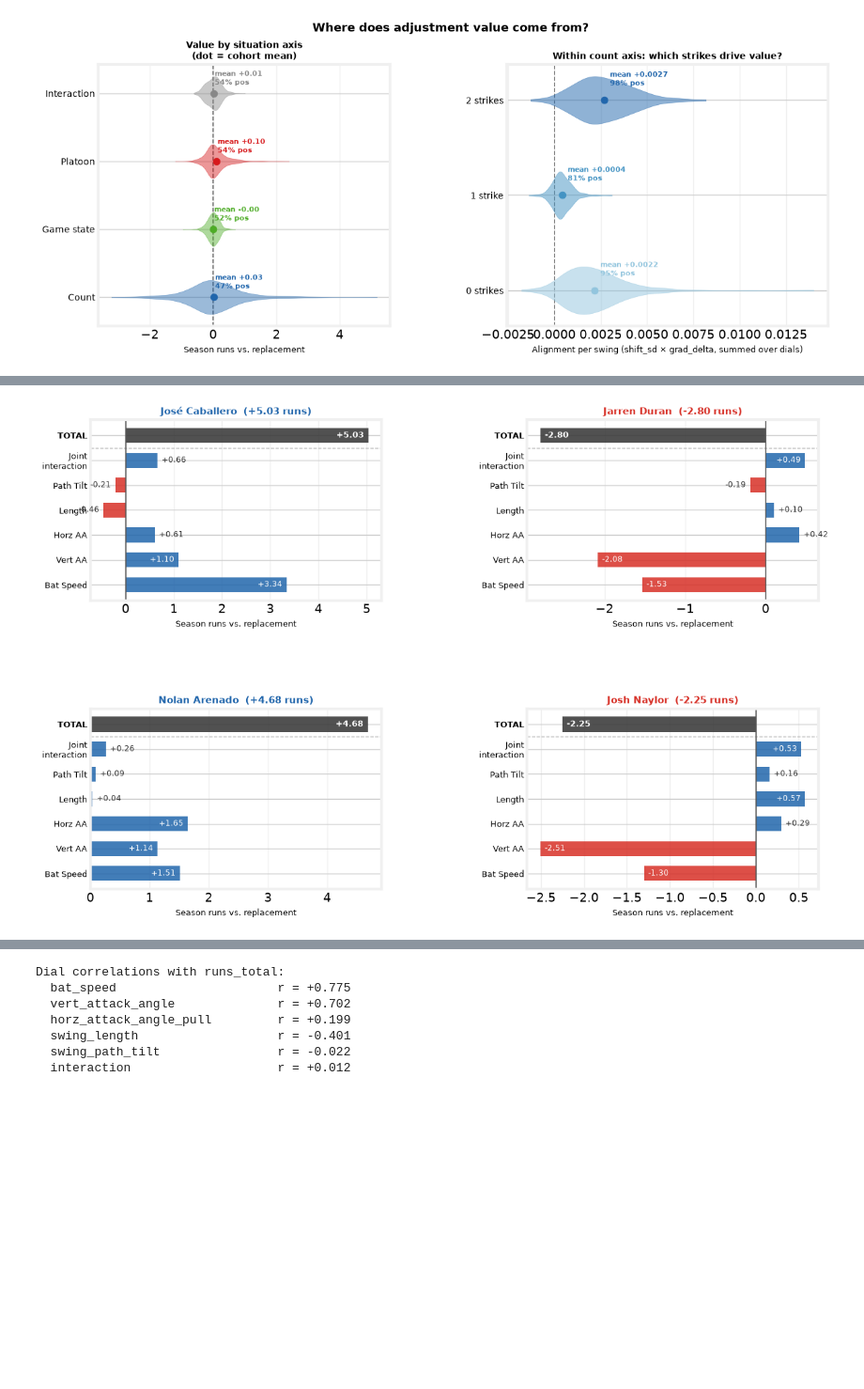
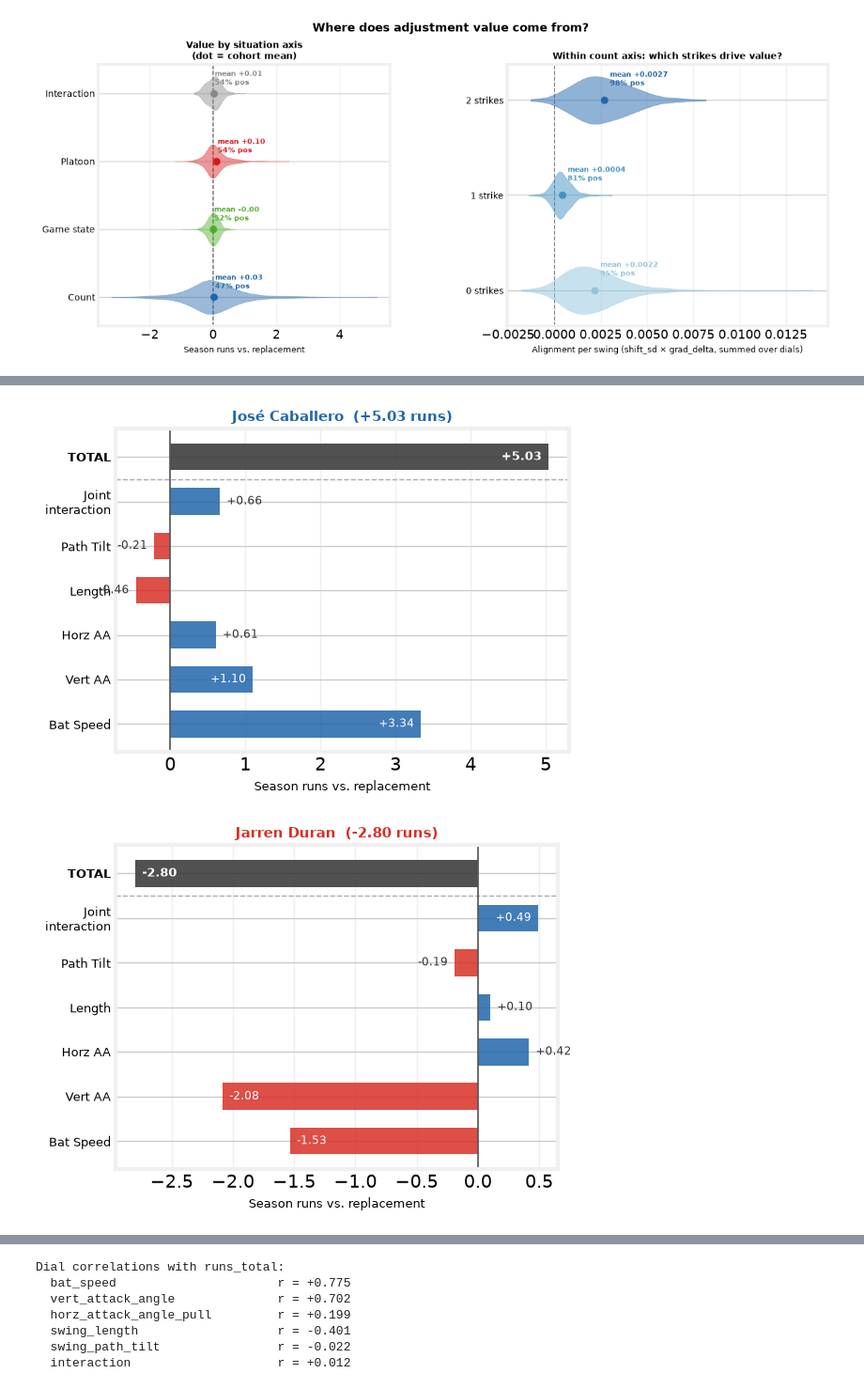
Before and after one commit to theoauyeung/swing_repetoire, a Jupyter notebook: src/adjustability_results.ipynb, the cells around one changed output, grey strips where cells are left out. Shown at 94% size. Saved outputs shown, nothing was run; the diff lists cells and outputs as text; code cells hidden in the pictures; blank space fills up the shorter version.

```diff
--- a/src/adjustability_results.ipynb
+++ b/src/adjustability_results.ipynb
@@ -648,12 +523,11 @@ DIAL_ORDER = ['runs_dial_bat_speed', 'runs_dial_vert_attack_angle',
 BAR_LABELS = ['Bat Speed', 'Vert AA', 'Horz AA', 'Length', 'Path Tilt', 'Joint\ninteraction']
 
 FOCAL = [
-    ('José Caballero', 'R'),
-    ('Jarren Duran',   'L'),
-    ('Nolan Arenado',  'R'),
-    ('Josh Naylor',    'L'),
+    ('José Caballero', 'R', '#2166ac'),
+    ('Jarren Duran',   'L', '#d73027'),
+    ('Nolan Arenado',  'R', '#2166ac'),
+    ('Josh Naylor',    'L', '#d73027'),
 ]
-PANEL_COLORS = ['#2166ac', '#d73027', '#2166ac', '#d73027']
 
 def annotate_bar(ax, v, y, is_total=False):
     fw = 'bold' if is_total else 'normal'
@@ -676,47 +550,48 @@ def annotate_bar(ax, v, y, is_total=False):
             ax.text(v + span * 0.015, y, f'{v:+.2f}', va='center', ha='left',
                     fontsize=fs, fontweight=fw, color='white')
 
-with plt.style.context(FT):
-    fig, axes = plt.subplots(2, 2, figsize=(13, 9),
-                             gridspec_kw={'hspace': 0.6, 'wspace': 0.5})
-    fig.patch.set_facecolor('white')
+for name, hand, title_col in FOCAL:
+    row = abl[(abl.label == name) & (abl.batter_stand == hand)].iloc[0]
+    vals = [row[c] for c in DIAL_ORDER]
+    runs_total = row['runs_total']
 
-    for ax, (name, hand), title_col in zip(axes.flatten(), FOCAL, PANEL_COLORS):
-        row = abl[(abl.label == name) & (abl.batter_stand == hand)].iloc[0]
-        vals = [row[c] for c in DIAL_ORDER]
-        runs_total = row['runs_total']
+    all_vals = vals + [runs_total]
+    all_labels = BAR_LABELS + ['TOTAL']
+    all_colors = ['#2166ac' if v >= 0 else '#d73027' for v in vals] + ['#333333']
 
-        all_vals = vals + [runs_total]
-        all_labels = BAR_LABELS + ['TOTAL']
-        all_colors = ['#2166ac' if v >= 0 else '#d73027' for v in vals] + ['#333333']
+    with plt.style.context(FT):
+        fig, ax = plt.subplots(figsize=(6, 4.5))
+        fig.patch.set_facecolor('white')
 
         y = np.arange(len(all_vals))
         ax.barh(y, all_vals, color=all_colors, height=0.6, alpha=0.85)
         ax.axhline(len(DIAL_ORDER) - 0.5, color='#aaa', lw=1, ls='--')
         ax.axvline(0, color='#555', lw=1.2)
 
         for i, v in enumerate(all_vals):
             annotate_bar(ax, v, i, is_total=(i == len(DIAL_ORDER)))
 
         ax.set_yticks(y)
         ax.set_yticklabels(all_labels, fontsize=9)
         for lbl in ax.get_yticklabels():
             if lbl.get_text() == 'TOTAL':
                 lbl.set_fontweight('bold')
         ax.set_xlabel('Season runs vs. replacement', fontsize=9)
         ax.set_title(f'{name}  ({runs_total:+.2f} runs)', fontsize=10.5,
                      fontweight='bold', pad=6, color=title_col)
         ax.grid(True, axis='x', alpha=0.3)
 
-
-    fig.savefig(plot_path('adjustability_dial_waterfall.png'), dpi=150, bbox_inches='tight')
-    plt.show()
+        slug = name.split()[-1].lower()
+        fig.tight_layout()
+        fig.savefig(plot_path(f'adjustability_dial_waterfall_{slug}.png'), dpi=150, bbox_inches='tight')
+        plt.show()
 
 # Cohort-level dial correlations with runs_total
 print('Dial correlations with runs_total:')
 for col in DIAL_ORDER:
     r = abl[col].corr(abl['runs_total'])
     label = col.replace('runs_dial_', '')
     print(f'  {label:<30} r = {r:+.3f}')
 # %% [output]
-[figure, old version]
+[figure, new version]
+[figure, added]
```
Also changed, not shown: parts of 3 cells of this notebook, 8 other files.
